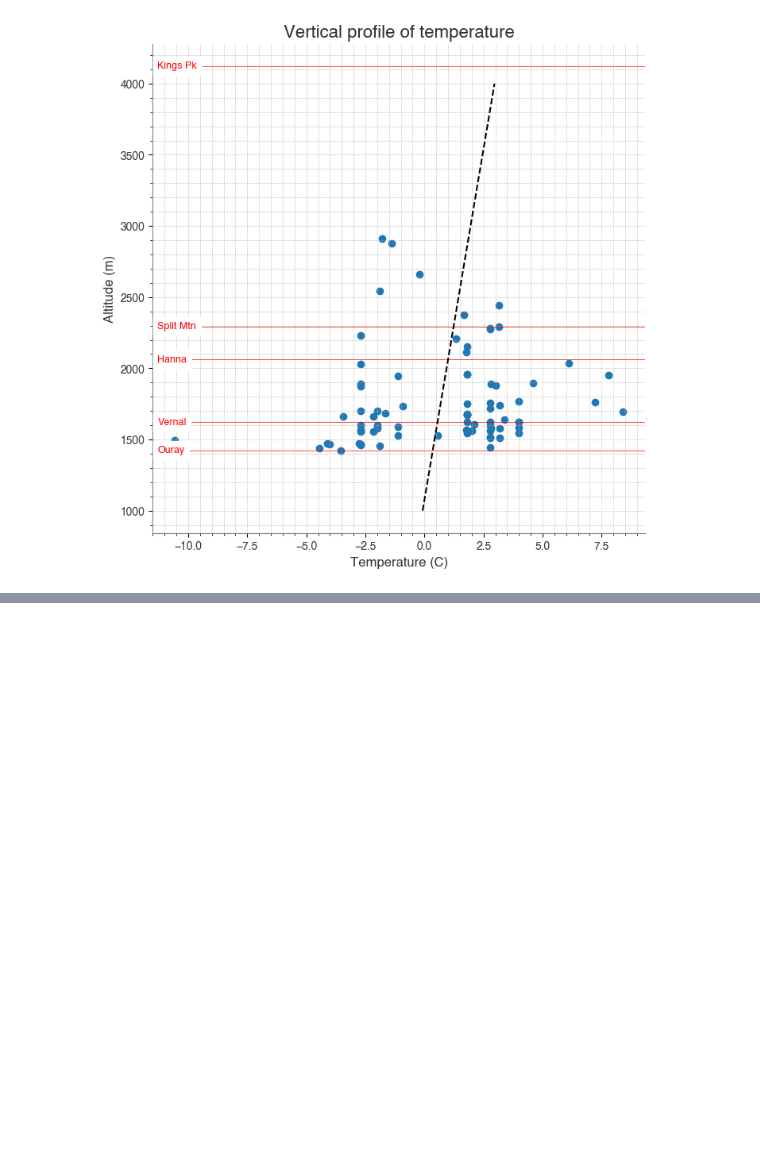
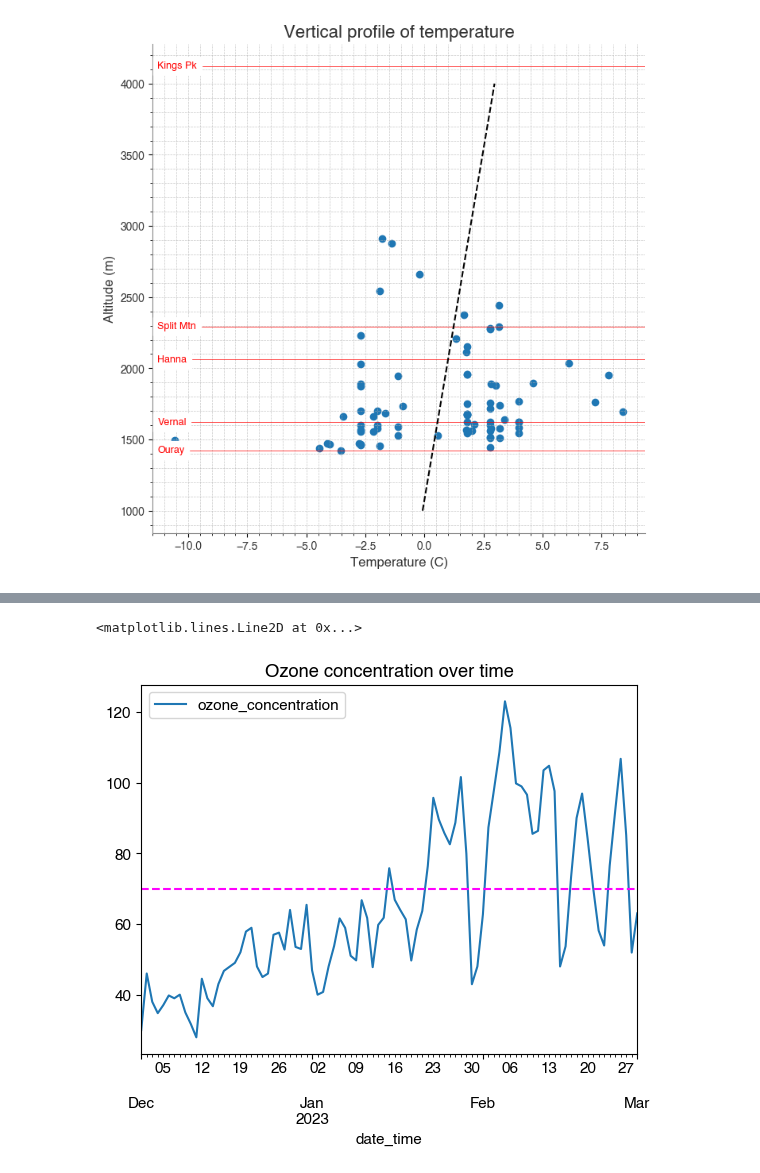
Before and after one commit to Bingham-Research-Center/clyfar, a Jupyter notebook: notebooks/pseudolapserate_demo.ipynb, the cells around one changed output, grey strips where cells are left out. Cells and saved outputs as stored; diff of their text form; code cells hidden in the pictures; blank space fills up the shorter version.

```diff
--- a/notebooks/pseudolapserate_demo.ipynb
+++ b/notebooks/pseudolapserate_demo.ipynb
@@ -189,0 +254,7 @@ Pseudo-lapse rate: 1.01 °C/km
+# %%
+# Plot ozone over same time (start_date to end_date)
+repr_ozone.loc[start_date:end_date].plot(title="Ozone concentration over time")
+plt.axhline(70, color="magenta", linestyle="--")
+# %% [output]
+<matplotlib.lines.Line2D at 0x...>
+[figure, added]
```
Also changed, not shown: parts of 5 cells of this notebook, 2 other files.
